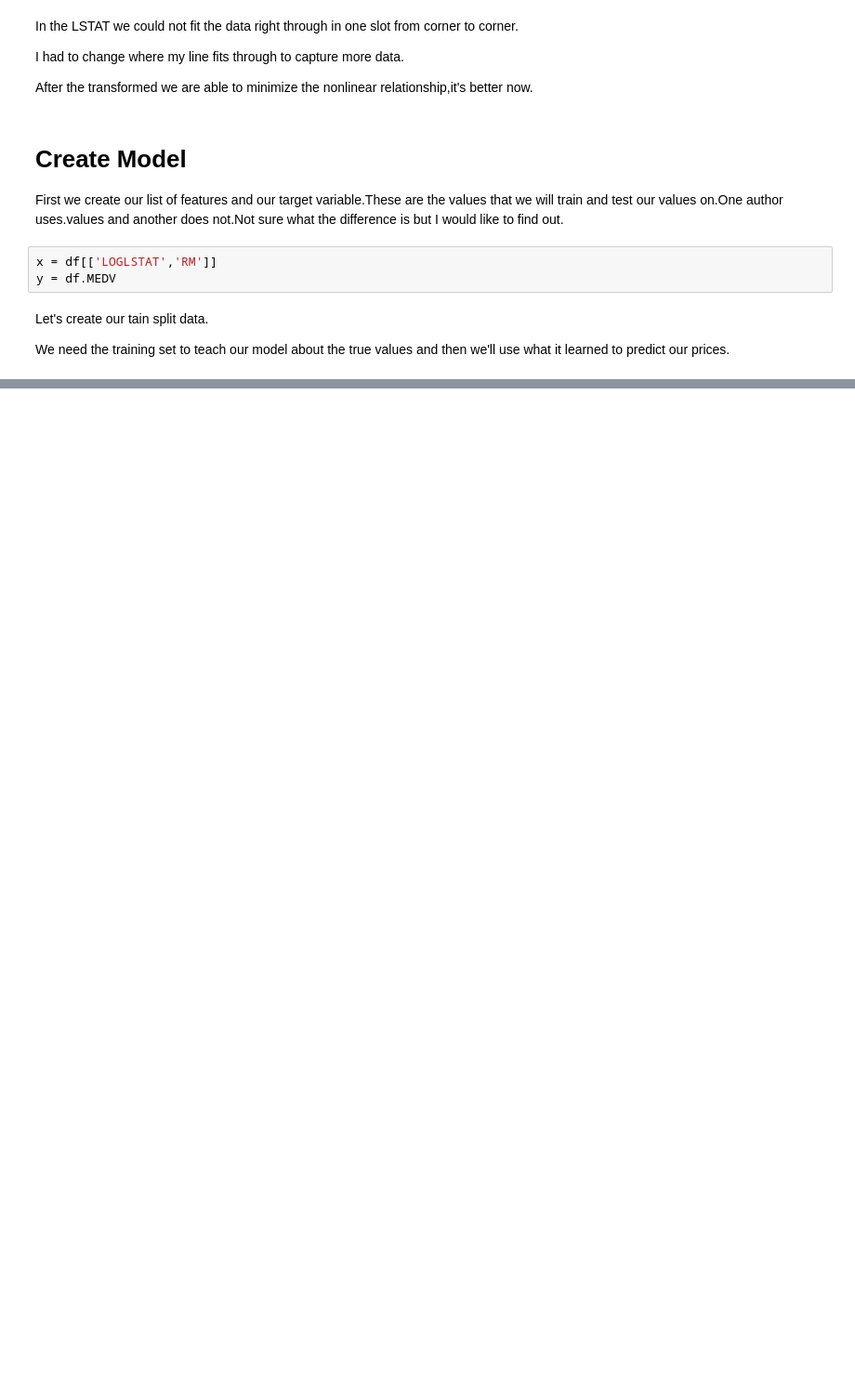
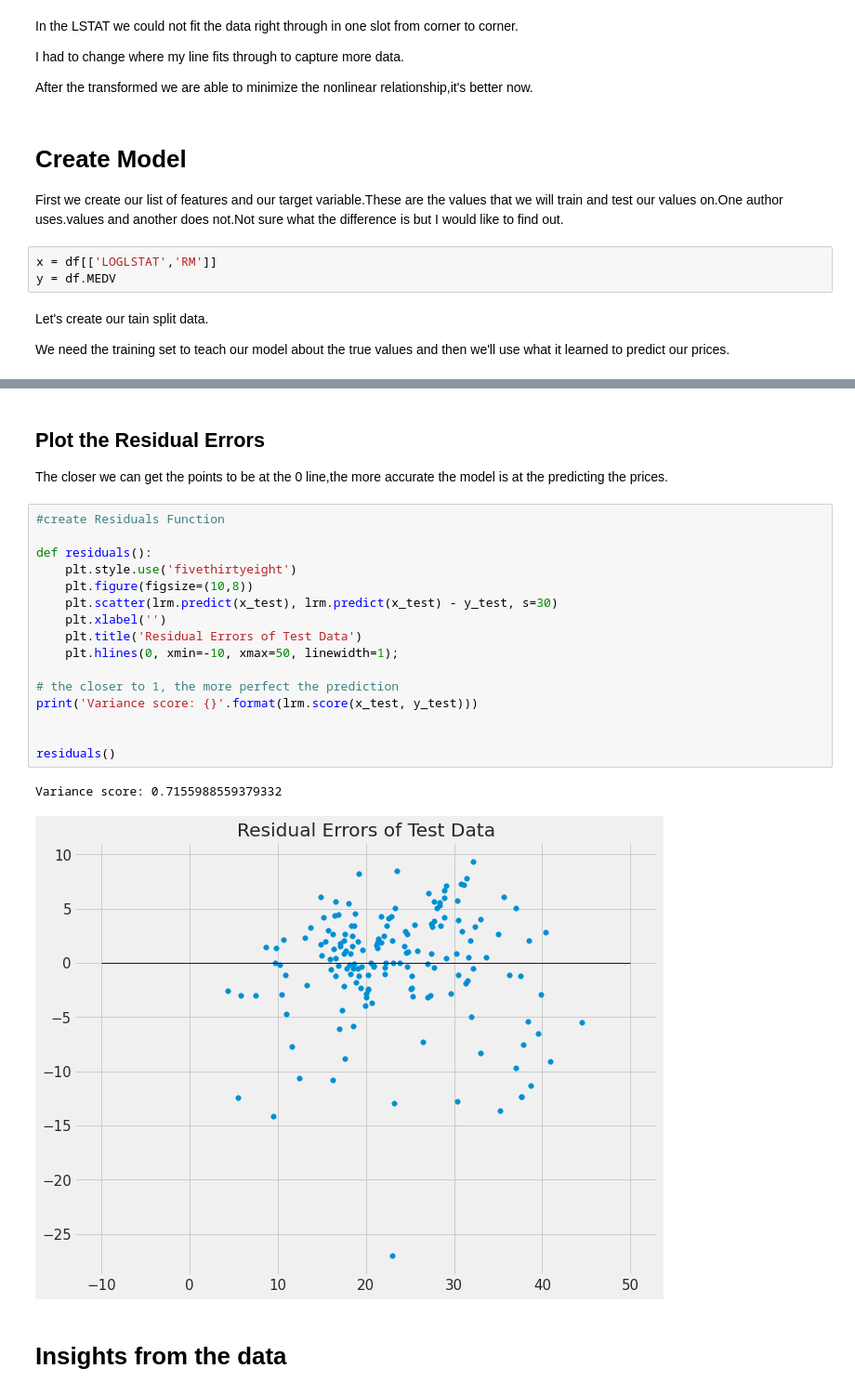
Before and after one commit to pdpranavkumar/Data-Science-Portfolio, a Jupyter notebook: Boston_Housing_Dataset_Linear_Regression.ipynb, the cells around one changed output, grey strips where cells are left out. Shown at 93% size. Saved outputs shown, nothing was run; the diff lists cells and outputs as text; blank space fills up the shorter version.

```diff
--- a/Boston_Housing_Dataset_Linear_Regression.ipynb
+++ b/Boston_Housing_Dataset_Linear_Regression.ipynb
@@ -238,0 +297,25 @@ We need the training set to teach our model about the true values and then we'll
+# %% [markdown]
+## Plot the Residual Errors
+
+The closer we can get the points to be at the 0 line,the more accurate the model is at the predicting the prices.
+# %%
+#create Residuals Function
+
+def residuals():
+    plt.style.use('fivethirtyeight')
+    plt.figure(figsize=(10,8))
+    plt.scatter(lrm.predict(x_test), lrm.predict(x_test) - y_test, s=30)
+    plt.xlabel('')
+    plt.title('Residual Errors of Test Data')
+    plt.hlines(0, xmin=-10, xmax=50, linewidth=1);
+
+# the closer to 1, the more perfect the prediction
+print('Variance score: {}'.format(lrm.score(x_test, y_test)))
+
+
+residuals()
+# %% [output]
+Variance score: 0.7155988559379332
+[figure, added]
+# %% [markdown]
+# Insights from the data
```
Also changed, not shown: parts of 16 cells of this notebook.
